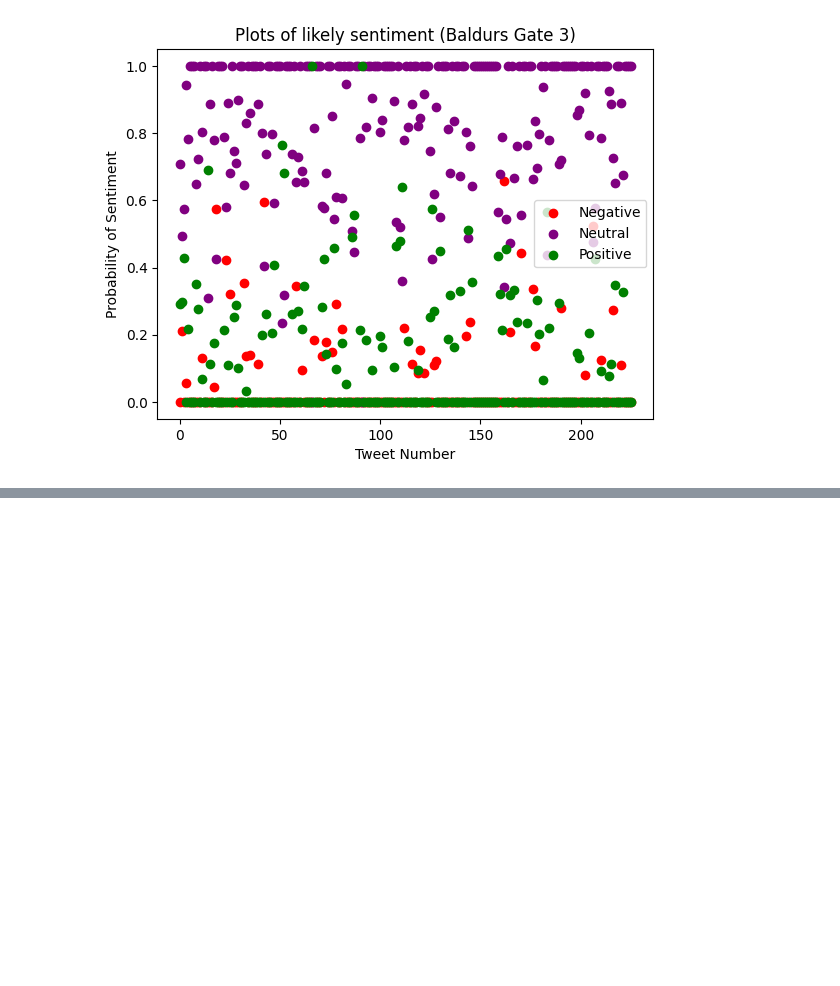
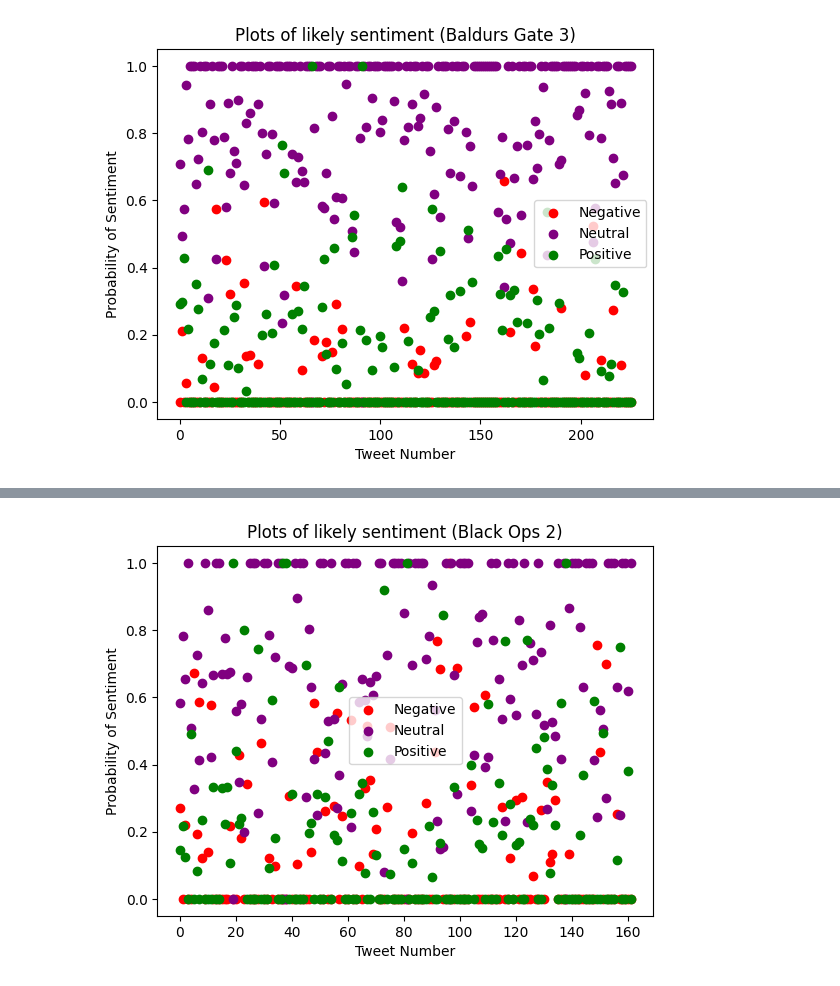
Before and after one commit to CartyJah/OOP_Language_Sentiment_Project, a Jupyter notebook: LanguageSentiment.ipynb, the cells around one changed output, grey strips where cells are left out. Drawn from its saved outputs; the diff is of its cells as text; code cells hidden in the pictures; blank space fills up the shorter version.

```diff
--- a/LanguageSentiment.ipynb
+++ b/LanguageSentiment.ipynb
@@ -94,0 +124,24 @@ Text(0.5, 1.0, 'Most likely sentiment of Tweets')
+# %%
+bo2_neu_list= []
+bo2_neg_list = []
+bo2_pos_list = []
+
+for x in range(len(bo2_data["Tweet Content"])):
+    working_sentence = bo2_data["Tweet Content"][x]
+    sentence_sentiment = analyzer.polarity_scores(working_sentence)
+    bo2_neg_list.append(sentence_sentiment["neg"])
+    bo2_neu_list.append(sentence_sentiment["neu"])
+    bo2_pos_list.append(sentence_sentiment["pos"])
+# %%
+fig, ax = plt.subplots()
+
+ax.scatter(range(len(bo2_data["Tweet Content"])),bo2_neg_list, color = "red", label = "Negative")
+ax.scatter(range(len(bo2_data["Tweet Content"])),bo2_neu_list, color = "purple", label = "Neutral")
+ax.scatter(range(len(bo2_data["Tweet Content"])),bo2_pos_list, color = "green", label = "Positive")
+plt.title("Plots of likely sentiment (Black Ops 2)")
+plt.xlabel("Tweet Number")
+plt.ylabel("Probability of Sentiment")
+plt.legend()
+plt.show()
+# %% [output]
+[figure, added]
```
Also changed, not shown: parts of 12 cells of this notebook, 3 other files.
